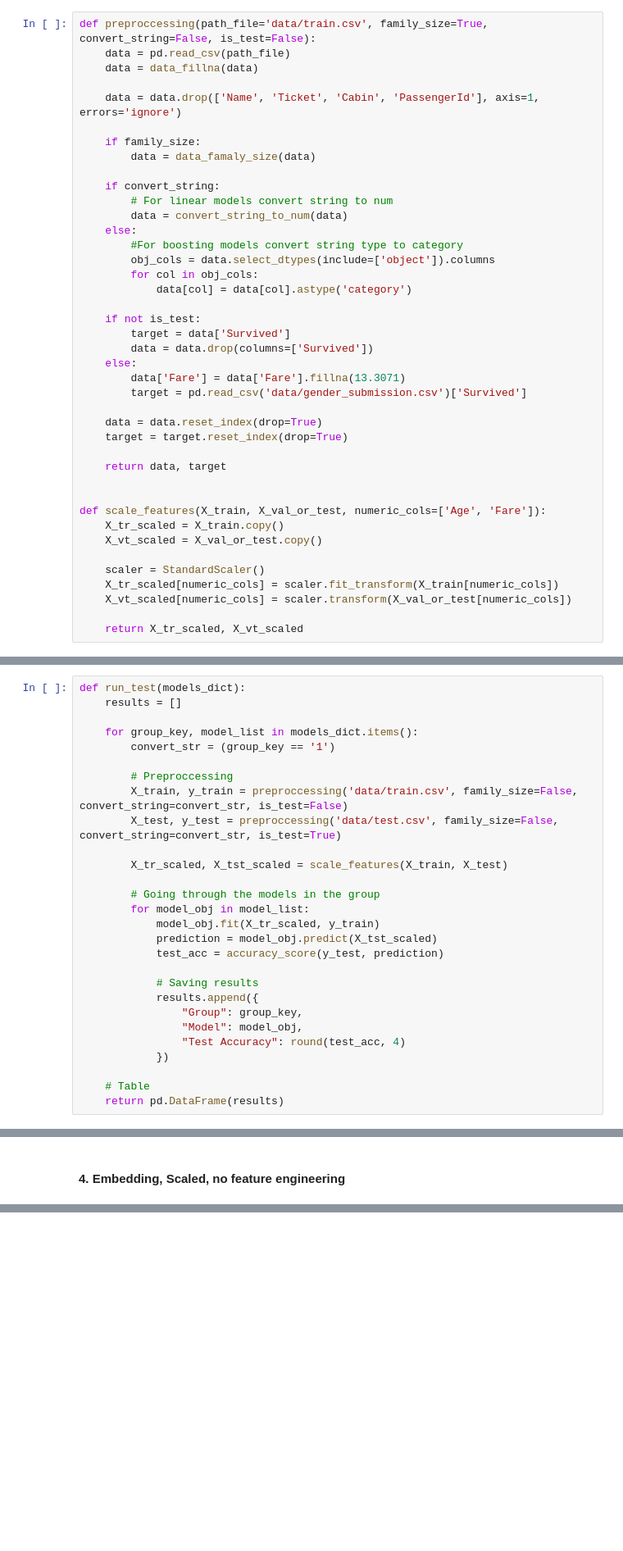
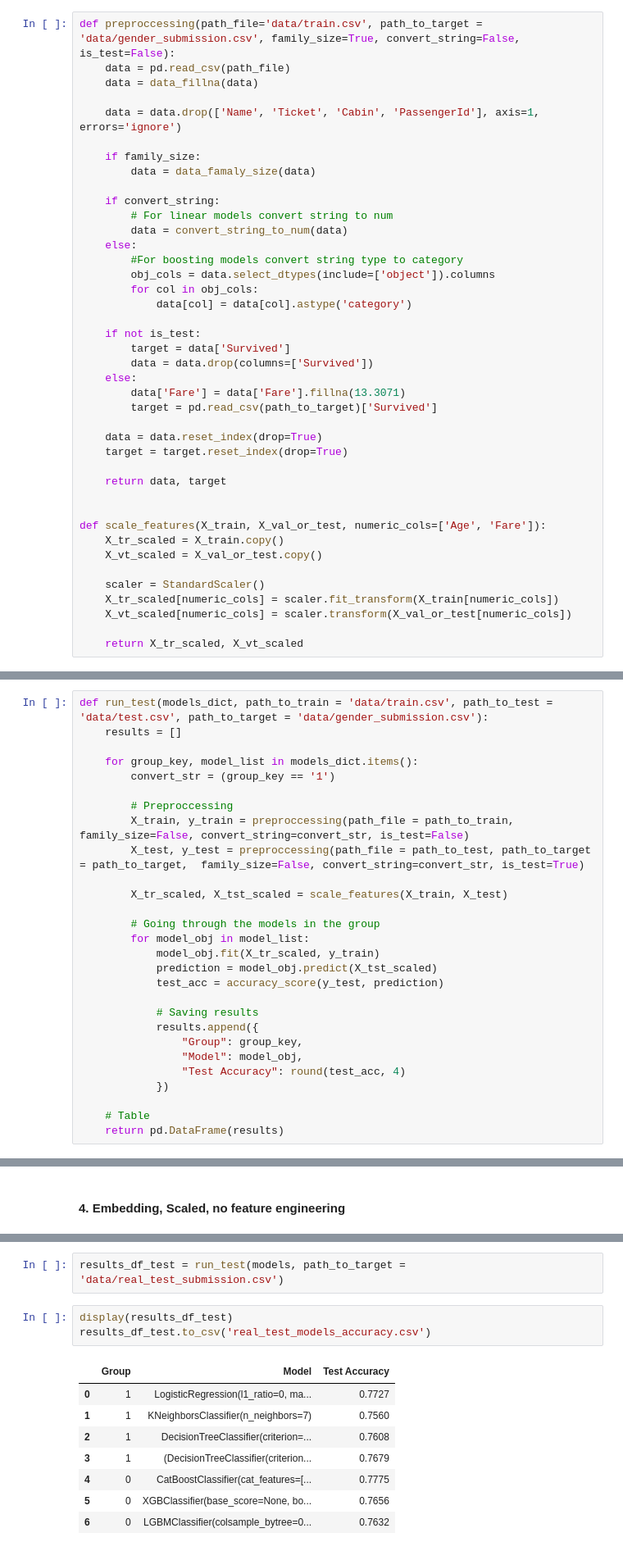
Before and after one commit to darkitime/Titanic-dataset-pipeline, a Jupyter notebook: EDA/eda.ipynb, the cells around one changed output, grey strips where cells are left out. Shown at 82% size. Drawn from its saved outputs; the diff is of its cells as text; blank space fills up the shorter version.

```diff
--- a/eda.ipynb
+++ b/EDA/eda.ipynb
@@ -996,7 +996,7 @@ def convert_string_to_num(data):
 # %% [markdown]
 Let's research models predictions based on different hyperparmeters
 # %%
-def preproccessing(path_file='data/train.csv', family_size=True, convert_string=False, is_test=False):
+def preproccessing(path_file='data/train.csv', path_to_target = 'data/gender_submission.csv', family_size=True, convert_string=False, is_test=False):
     data = pd.read_csv(path_file)
     data = data_fillna(data)
 
@@ -1019,7 +1019,7 @@ def preproccessing(path_file='data/train.csv', family_size=True, convert_string=
         data = data.drop(columns=['Survived'])
     else:
         data['Fare'] = data['Fare'].fillna(13.3071)
-        target = pd.read_csv('data/gender_submission.csv')['Survived']
+        target = pd.read_csv(path_to_target)['Survived']
 
     data = data.reset_index(drop=True)
     target = target.reset_index(drop=True)
@@ -1347,15 +1347,15 @@ models = {
     ]
 }
 # %%
-def run_test(models_dict):
+def run_test(models_dict, path_to_train = 'data/train.csv', path_to_test = 'data/test.csv', path_to_target = 'data/gender_submission.csv'):
     results = []
 
     for group_key, model_list in models_dict.items():
         convert_str = (group_key == '1')
 
         # Preproccessing
-        X_train, y_train = preproccessing('data/train.csv', family_size=False, convert_string=convert_str, is_test=False)
-        X_test, y_test = preproccessing('data/test.csv', family_size=False, convert_string=convert_str, is_test=True)
+        X_train, y_train = preproccessing(path_file = path_to_train, family_size=False, convert_string=convert_str, is_test=False)
+        X_test, y_test = preproccessing(path_file = path_to_test, path_to_target = path_to_target,  family_size=False, convert_string=convert_str, is_test=True)
 
         X_tr_scaled, X_tst_scaled = scale_features(X_train, X_test)
 
@@ -2165,0 +2603,14 @@ results_df4 = model_cross_val(is_one_hot_encoding=False, is_feature_engineering=
+# %%
+results_df_test = run_test(models, path_to_target = 'data/real_test_submission.csv')
+# %%
+display(results_df_test)
+results_df_test.to_csv('real_test_models_accuracy.csv')
+# %% [output]
+|  | Group | Model | Test Accuracy |
+| 0 | 1 | LogisticRegression(l1_ratio=0, ma... | 0.7727 |
+| 1 | 1 | KNeighborsClassifier(n_neighbors=7) | 0.7560 |
+| 2 | 1 | DecisionTreeClassifier(criterion=... | 0.7608 |
+| 3 | 1 | (DecisionTreeClassifier(criterion... | 0.7679 |
+| 4 | 0 | CatBoostClassifier(cat_features=[... | 0.7775 |
+| 5 | 0 | XGBClassifier(base_score=None, bo... | 0.7656 |
+| 6 | 0 | LGBMClassifier(colsample_bytree=0... | 0.7632 |
```
Also changed, not shown: parts of 42 cells of this notebook, 9 other files.
